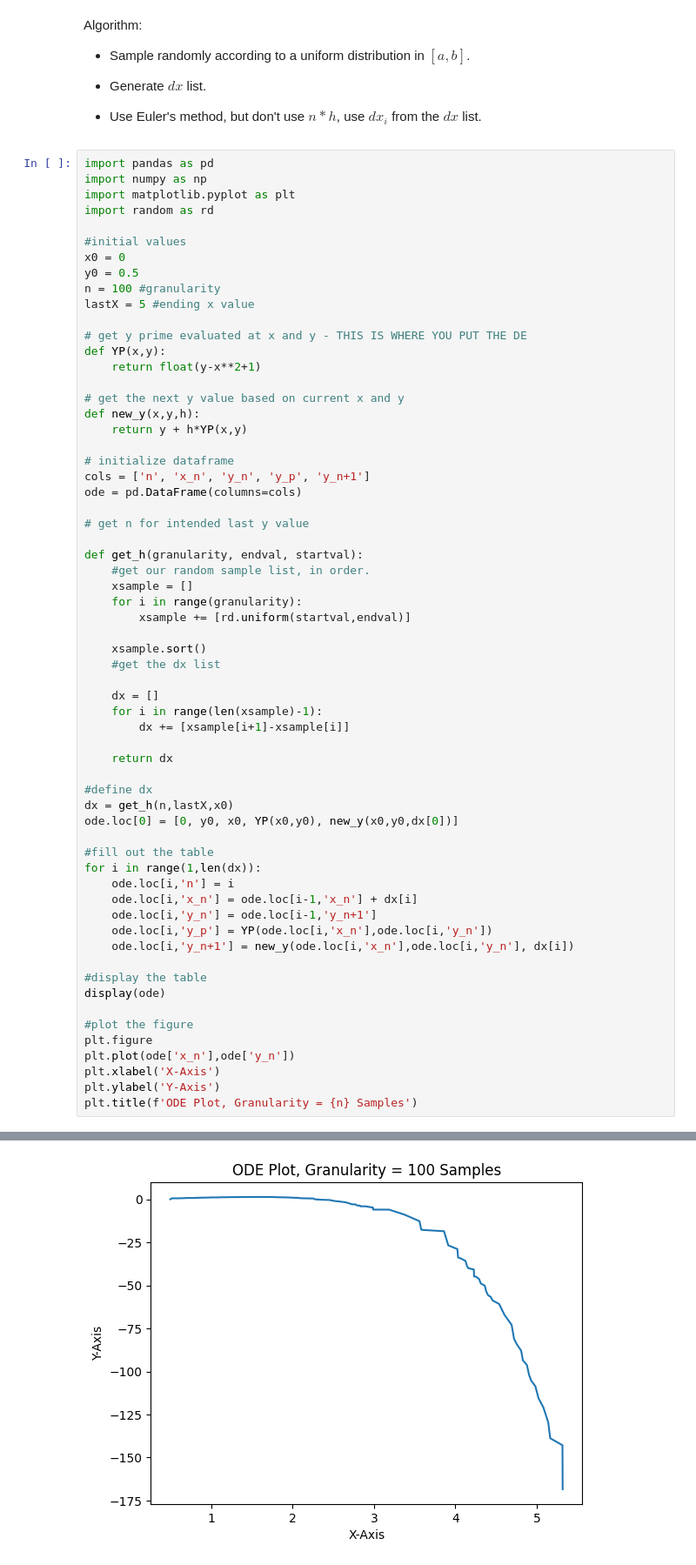
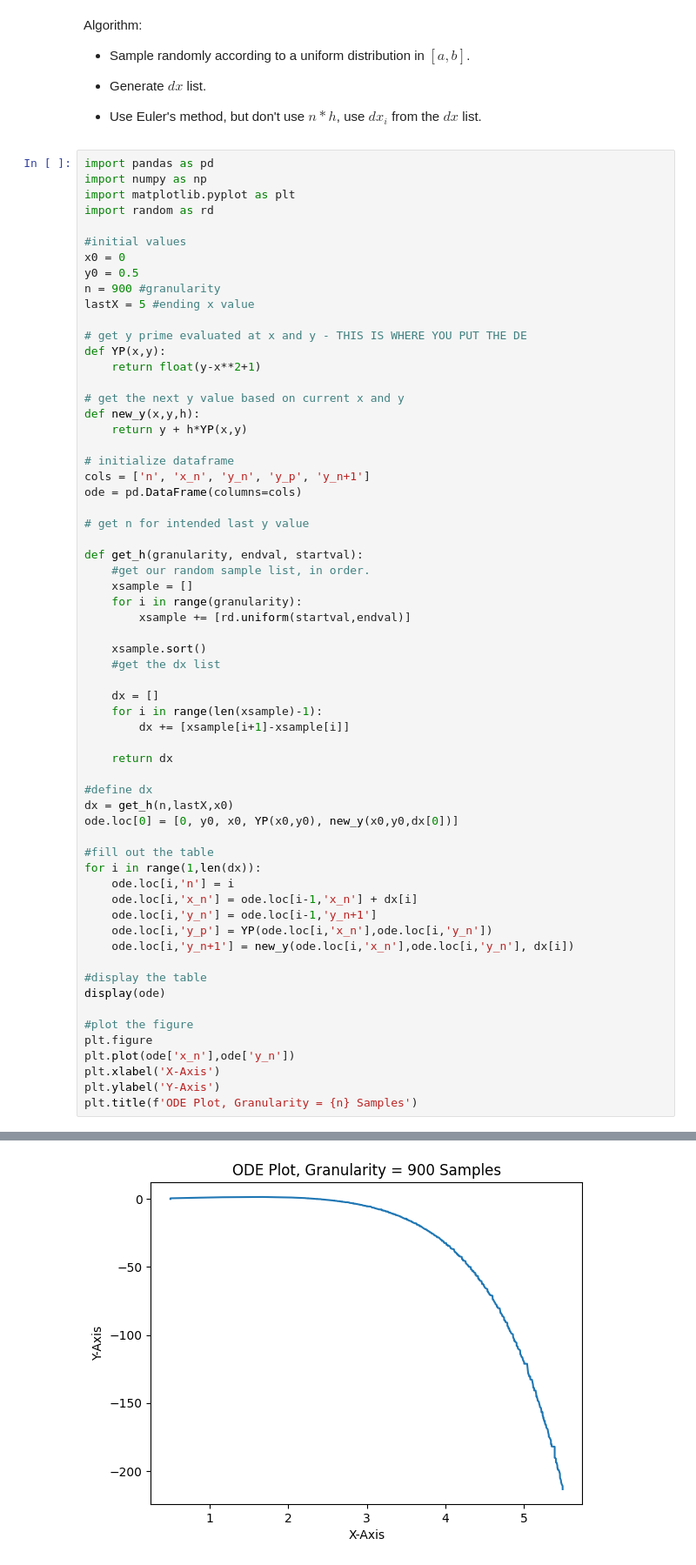
Before and after one commit to Tartertx/MIMF-Fall-2025, a Jupyter notebook: w3_programming_hw_SOLNS.ipynb, the cells around one changed output, grey strips where cells are left out. Shown: that part at 87% size. Saved outputs shown, nothing was run; the diff lists cells and outputs as text.

```diff
--- a/w3_programming_hw_SOLNS.ipynb
+++ b/w3_programming_hw_SOLNS.ipynb
@@ -93,7 +93,7 @@ import random as rd
 #initial values
 x0 = 0
 y0 = 0.5
-n = 100 #granularity
+n = 900 #granularity
 lastX = 5 #ending x value
 
 # get y prime evaluated at x and y - THIS IS WHERE YOU PUT THE DE
@@ -164 +164 @@ Text(0.5, 1.0, 'ODE Plot, Granularity = 100 Samples')
-[figure, old version]
+[figure, new version]
```
Also changed, not shown: parts of 1 cell of this notebook.
